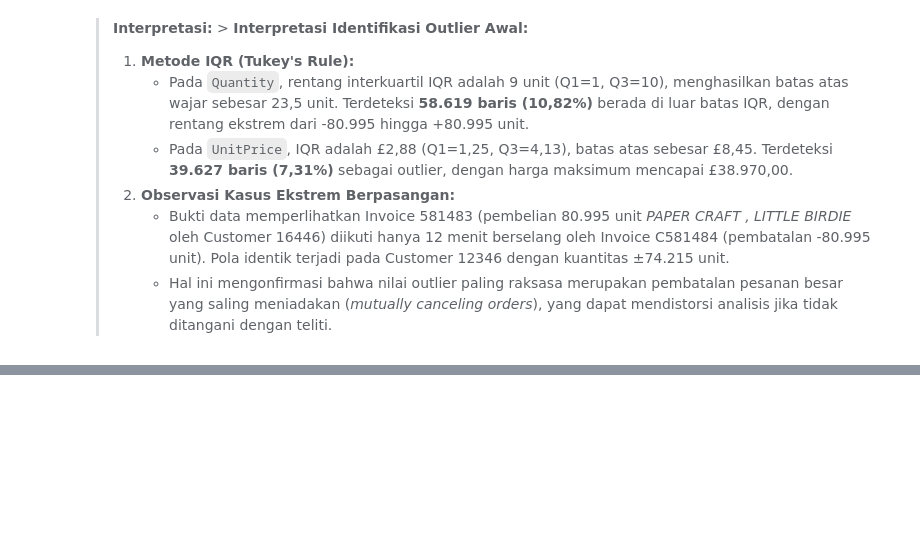
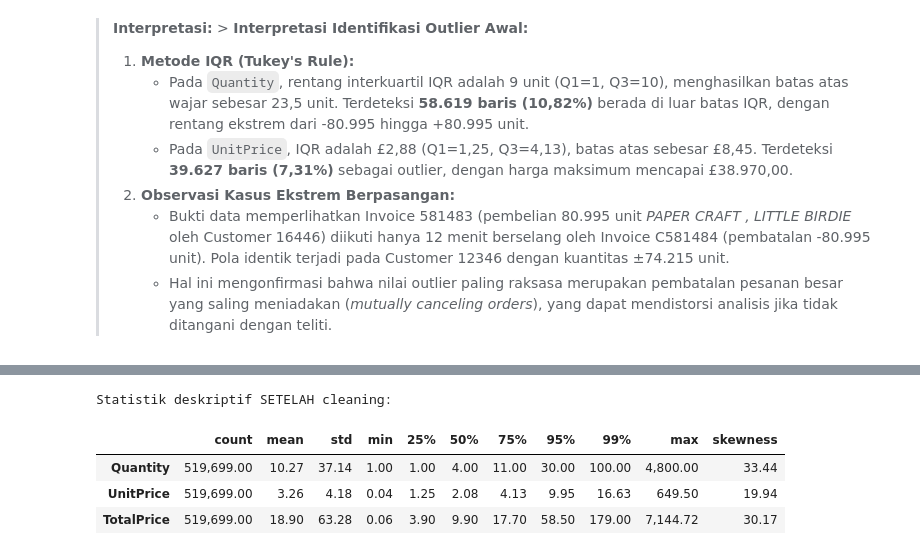
Before and after one commit to aulky/ml-visualisasidata-online-retail, a Jupyter notebook: Muhammad Aulia Muzzaki Nugraha_2311102051_TugasEDA.ipynb, the cells around one changed output, grey strips where cells are left out. Saved outputs shown, nothing was run; the diff lists cells and outputs as text; code cells hidden in the pictures; blank space fills up the shorter version.

```diff
--- a/Muhammad Aulia Muzzaki Nugraha_2311102051_TugasEDA.ipynb
+++ b/Muhammad Aulia Muzzaki Nugraha_2311102051_TugasEDA.ipynb
@@ -378,0 +493,12 @@ display(df_raw.nlargest(5, "UnitPrice")[["InvoiceNo", "StockCode", "Description"
+# %%
+num_tx = ["Quantity", "UnitPrice", "TotalPrice"]
+desc_clean = df[num_tx].describe(percentiles=[.25, .5, .75, .95, .99]).T
+desc_clean["skewness"] = df[num_tx].skew()
+print("Statistik deskriptif SETELAH cleaning:")
+desc_clean
+# %% [output]
+Statistik deskriptif SETELAH cleaning:
+|  | count | mean | std | min | 25% | 50% | 75% | 95% | 99% | max | skewness |
+| Quantity | 519,699.00 | 10.27 | 37.14 | 1.00 | 1.00 | 4.00 | 11.00 | 30.00 | 100.00 | 4,800.00 | 33.44 |
+| UnitPrice | 519,699.00 | 3.26 | 4.18 | 0.04 | 1.25 | 2.08 | 4.13 | 9.95 | 16.63 | 649.50 | 19.94 |
+| TotalPrice | 519,699.00 | 18.90 | 63.28 | 0.06 | 3.90 | 9.90 | 17.70 | 58.50 | 179.00 | 7,144.72 | 30.17 |
```
Also changed, not shown: parts of 10 cells of this notebook.
